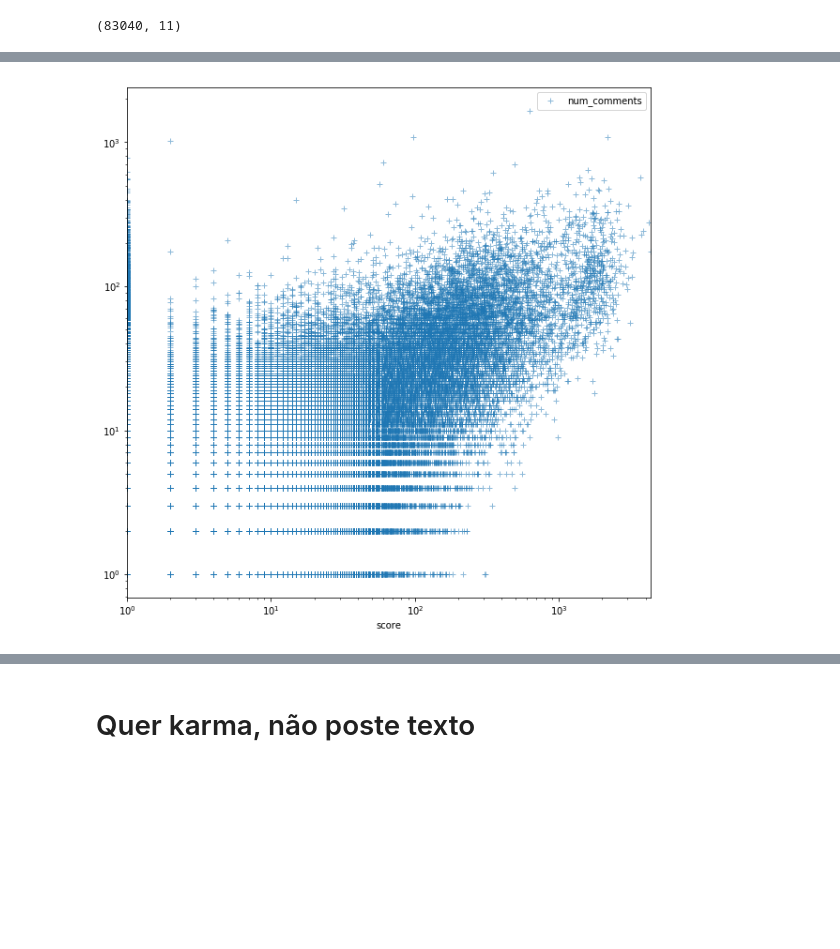
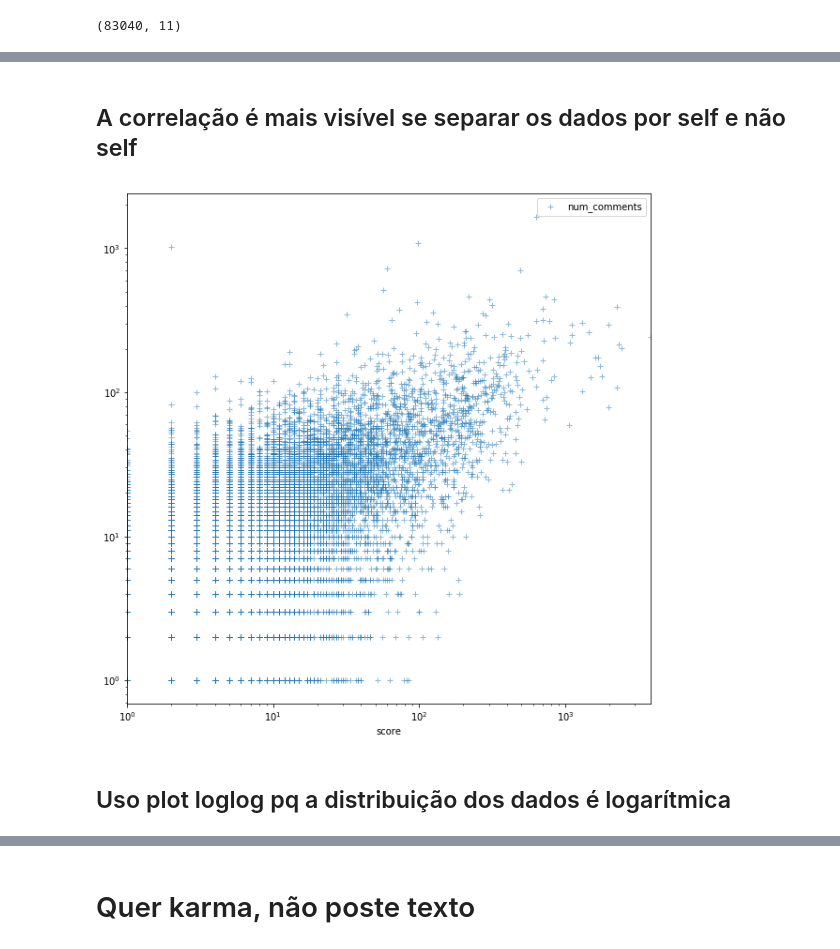
Before and after one commit to FelipoDRS/Analise_estatistica_Reddit, a Jupyter notebook: analise_rbrasil_GB.ipynb, the cells around one changed output, grey strips where cells are left out. Cells and saved outputs as stored; diff of their text form; code cells hidden in the pictures; blank space fills up the shorter version.

```diff
--- a/analise_rbrasil_GB.ipynb
+++ b/analise_rbrasil_GB.ipynb
@@ -178,6 +183,10 @@ posts_df
+# %% [markdown]
+## A correlação é mais visível se separar os dados por self e não self
 # %%
-ax=posts_df.plot(x='score',y='num_comments',style='+',logx=True,logy=True,alpha=0.5,figsize=(10,10))
+ax=posts_df.loc[np.logical_and(bool_karma,posts_df['is_self']==True)].plot(x='score',y='num_comments',style='+',logx=True,logy=True,alpha=0.5,figsize=(10,10))
 ax.set_ylabel='numero de comentarios'
 # %% [output]
-[figure, old version]
+[figure, new version]
+# %% [markdown]
+## Uso plot loglog pq a distribuição dos dados é logarítmica
 # %%
```
Also changed, not shown: parts of 14 cells of this notebook.
